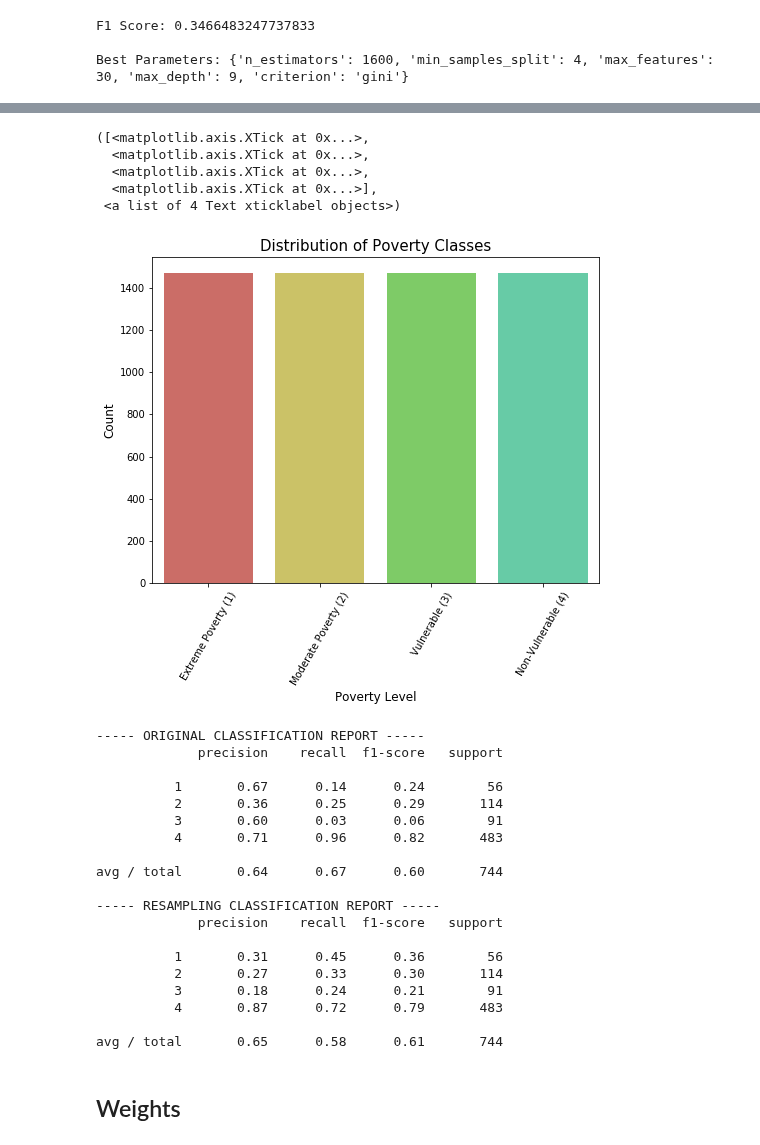
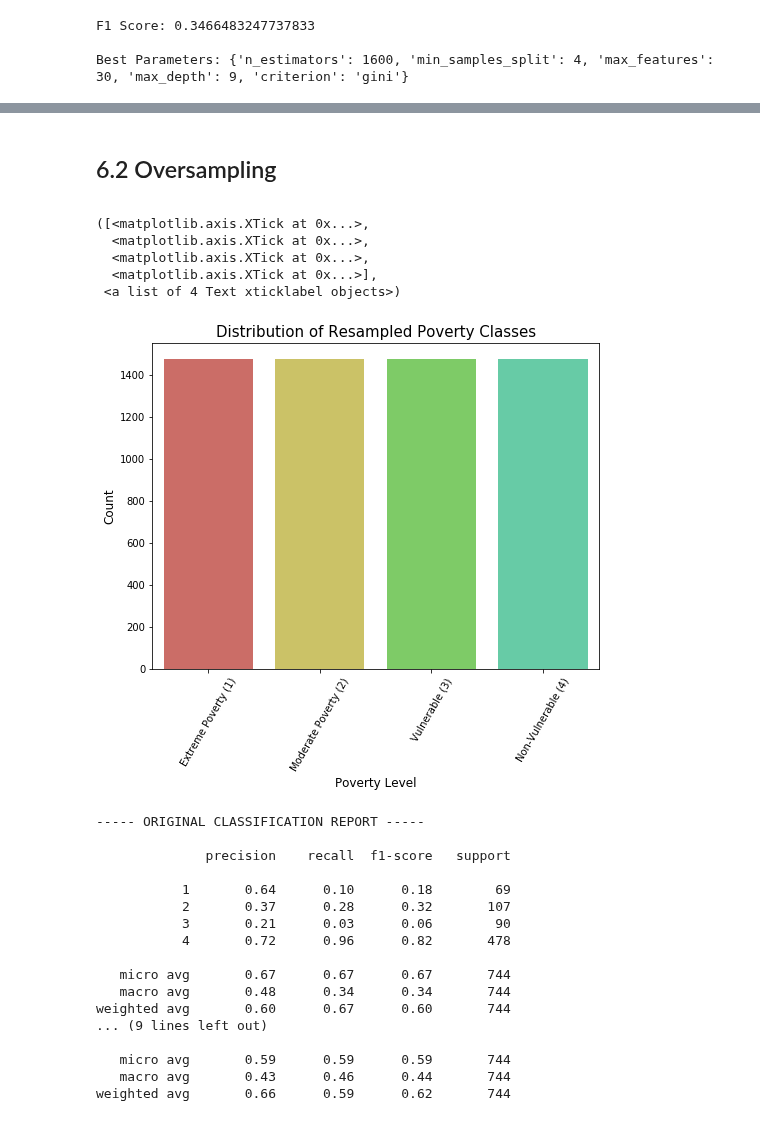
Before and after one commit to ngriffiths13/Applied_Machine_Learning_Classwork, a Jupyter notebook: Homeworks/HW4/Homework 4 - Costa Rica Poverty Classification.ipynb, the cells around one changed output, grey strips where cells are left out. Cells and saved outputs as stored; diff of their text form; code cells hidden in the pictures.

```diff
--- a/Homeworks/HW4/Homework 4 - Costa Rica Poverty Classification.ipynb
+++ b/Homeworks/HW4/Homework 4 - Costa Rica Poverty Classification.ipynb
@@ -366,8 +383,6 @@ def plot_confusion_matrix(y_true, y_pred):
 # %%
 rf.fit(x_train, y_train)
 rf_pred = rf.predict(x_test)
-knn.fit(x_train, y_train)
-knn_pred = knn.predict(x_test)
 gnb.fit(x_train, y_train)
 gnb_pred = gnb.predict(x_test)
 # %%
@@ -422,0 +430,11 @@ plot_confusion_matrix(y_test, gnb_pred)
+# %%
+weights = {1:2.5, 2:1, 3:1, 4:.5}
+rf_weighted = RandomForestClassifier(n_estimators = 1600, min_samples_split = 4, max_features = 30, max_depth = 9,
+                                     criterion = 'gini', class_weight = weights)
+rf_weighted.fit(x_train, y_train)
+rf_weighted_pred = rf_weighted.predict(x_test)
+rf_weighted_report = classification_report(y_test, rf_weighted_pred)
+print('----- ORIGINAL CLASSIFICATION REPORT -----\n')
+print(rf_report)
+print('----- WEIGHTED CLASSIFICATION REPORT -----\n')
+print(rf_weighted_report)
@@ -423,49 +459,50 @@ plot_confusion_matrix(y_test, gnb_pred)
+# %% [markdown]
+## 6.2 Oversampling
+<a id="smote"></a>
 # %%
 ros = RandomOverSampler(random_state=0)
 x_resampled, y_resampled = ros.fit_resample(x_train, y_train)
 # %%
 f, ax = plt.subplots(figsize=(8, 6))
 sns.countplot(y_resampled)
-plt.title('Distribution of Poverty Classes', fontsize=15)
+plt.title('Distribution of Resampled Poverty Classes', fontsize=15)
 plt.xlabel('Poverty Level', fontsize=12)
 plt.ylabel('Count', fontsize=12)
 plt.xticks([0, 1, 2, 3],
            ['Extreme Poverty (1)', 'Moderate Poverty (2)', 'Vulnerable (3)', 'Non-Vulnerable (4)'],
           rotation = 60)
 # %% [output]
 ([<matplotlib.axis.XTick at 0x...>,
   <matplotlib.axis.XTick at 0x...>,
   <matplotlib.axis.XTick at 0x...>,
   <matplotlib.axis.XTick at 0x...>],
  <a list of 4 Text xticklabel objects>)
-[figure, old version]
+[figure, new version]
 # %%
 print('----- ORIGINAL CLASSIFICATION REPORT -----\n')
 print(rf_report)
+rf_resampled = RandomForestClassifier(n_estimators = 1600, min_samples_split = 4,
+                                      max_features = 30, max_depth = 9, criterion = 'gini')
 rf_resampled.fit(x_resampled, y_resampled)
-rf_resampled_pred = rf.predict(x_test)
+rf_resampled_pred = rf_resampled.predict(x_test)
 rf_resampled_report = classification_report(y_test, rf_resampled_pred)
 print('----- RESAMPLING CLASSIFICATION REPORT -----\n')
 print(rf_resampled_report)
 # %% [output]
 ----- ORIGINAL CLASSIFICATION REPORT -----
-             precision    recall  f1-score   support
 
-          1       0.67      0.14      0.24        56
-          2       0.36      0.25      0.29       114
-          3       0.60      0.03      0.06        91
-          4       0.71      0.96      0.82       483
+              precision    recall  f1-score   support
 
-avg / total       0.64      0.67      0.60       744
+           1       0.64      0.10      0.18        69
+           2       0.37      0.28      0.32       107
+           3       0.21      0.03      0.06        90
+           4       0.72      0.96      0.82       478
 
------ RESAMPLING CLASSIFICATION REPORT -----
-             precision    recall  f1-score   support
+   micro avg       0.67      0.67      0.67       744
+   macro avg       0.48      0.34      0.34       744
+weighted avg       0.60      0.67      0.60       744
+... (9 lines left out)
 
-          1       0.31      0.45      0.36        56
-          2       0.27      0.33      0.30       114
-          3       0.18      0.24      0.21        91
-          4       0.87      0.72      0.79       483
-
-avg / total       0.65      0.58      0.61       744
+   micro avg       0.59      0.59      0.59       744
+   macro avg       0.43      0.46      0.44       744
+weighted avg       0.66      0.59      0.62       744
-# %% [markdown]
-## Weights
```
Also changed, not shown: parts of 47 cells of this notebook.
